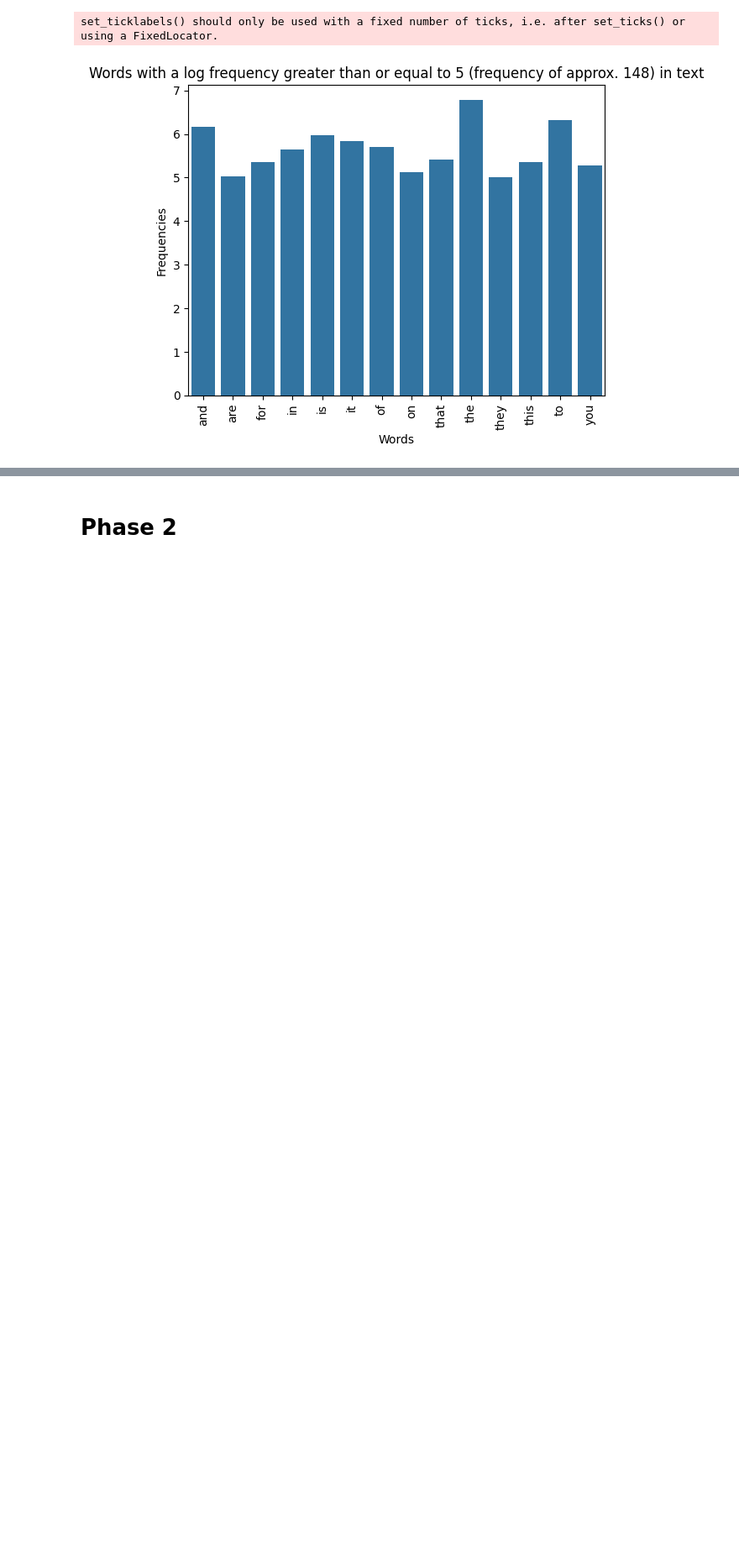
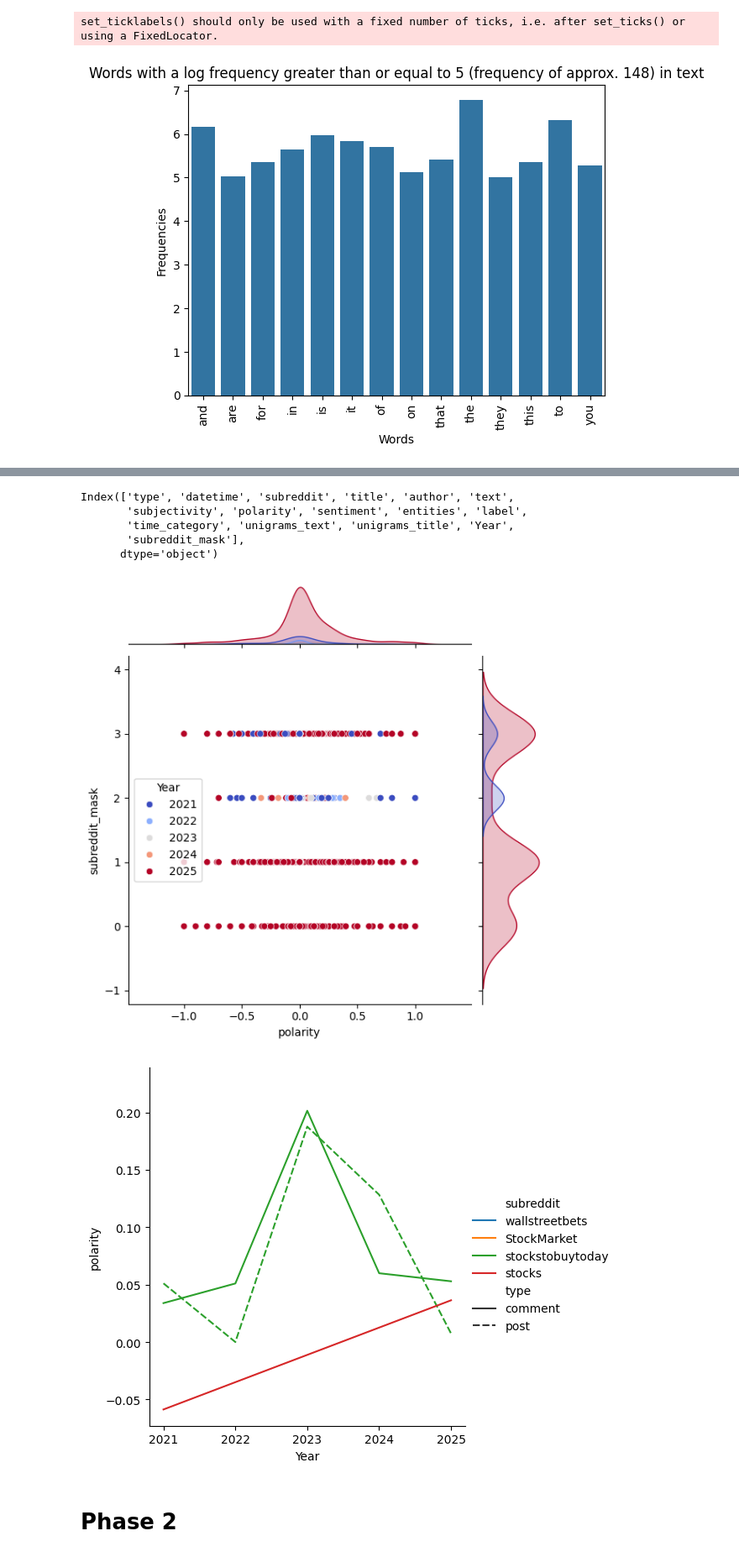
Before and after one commit to saylaa5923/DM2025-Lab1-Exercise, a Jupyter notebook: DM2025-Lab1-Homework.ipynb, the cells around one changed output, grey strips where cells are left out. Shown at 84% size. Drawn from its saved outputs; the diff is of its cells as text; code cells hidden in the pictures; blank space fills up the shorter version.

Commit message:
[Ver 3] added two more visualizations

```diff
--- a/DM2025-Lab1-Homework.ipynb
+++ b/DM2025-Lab1-Homework.ipynb
@@ -420,3 +416,21 @@ yeet
+# %%
+new_df["Year"] = dummy_time_df.dt.year
+mapping = {k:v for v,k in enumerate(new_df['subreddit'].unique())}
+print(new_df.columns)
+new_df["subreddit_mask"] = new_df['subreddit'].map(mapping)
+sns.jointplot(new_df, x="polarity", y="subreddit_mask", hue="Year", palette="coolwarm")
+plt.show()
+sns.relplot(data=new_df, x="Year", y="polarity", style="type", hue="subreddit", kind='line', errorbar=None)
+plt.xticks(new_df["Year"].unique())
+plt.show()
+# %% [output]
+Index(['type', 'datetime', 'subreddit', 'title', 'author', 'text',
+       'subjectivity', 'polarity', 'sentiment', 'entities', 'label',
+       'time_category', 'unigrams_text', 'unigrams_title', 'Year',
+       'subreddit_mask'],
+      dtype='object')
+[figure, added]
+[figure, added]
 # %% [markdown]
 # Phase 2
 # %%
```
Also changed, not shown: parts of 4 cells of this notebook.
